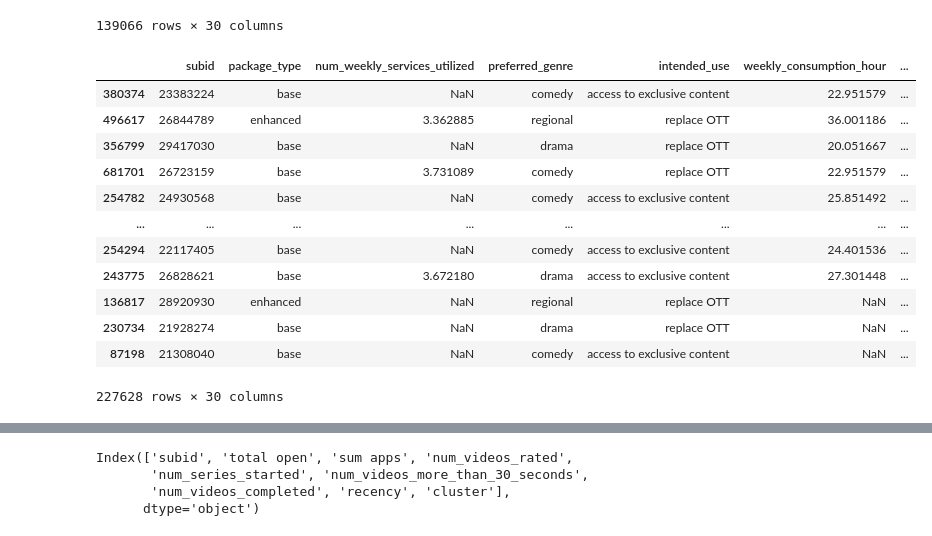
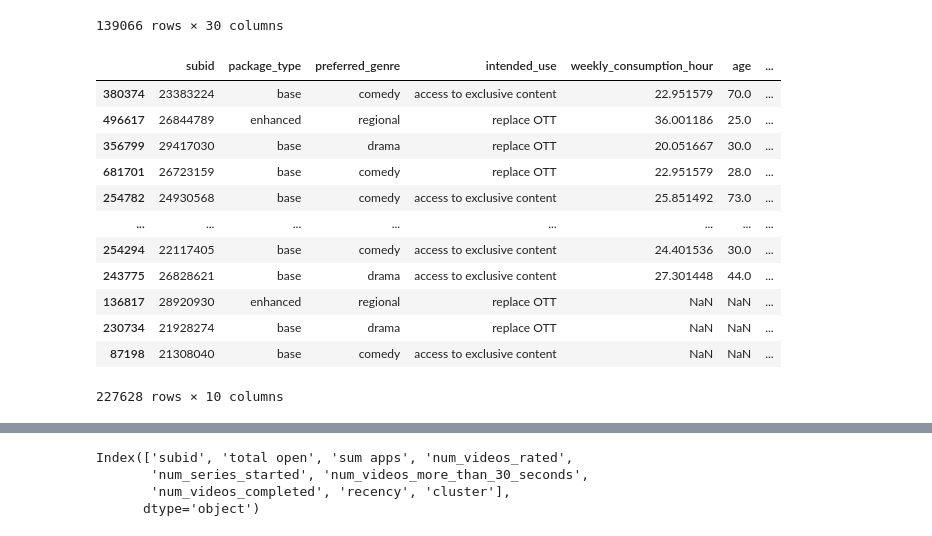
Before and after one commit to Evan-Ning/Marketing-final, a Jupyter notebook: final.ipynb, the cells around one changed output, grey strips where cells are left out. Cells and saved outputs as stored; diff of their text form; code cells hidden in the pictures.

```diff
--- a/final.ipynb
+++ b/final.ipynb
@@ -1345,21 +1318,21 @@ churn
 # %%
 colskeep=['subid','package_type','preferred_genre','intended_use','weekly_consumption_hour',
          'age','num_ideal_streaming_services','revenue_net','join_fee','churn_TF']
 
 #subs2=subs[colskeep]
 subs2=bigdata[colskeep]
-bigdata
+subs2
 # %% [output]
-|  | subid | package_type | num_weekly_services_utilized | preferred_genre | intended_use | weekly_consumption_hour | ... |
-| 380374 | 23383224 | base | NaN | comedy | access to exclusive content | 22.951579 | ... |
-| 496617 | 26844789 | enhanced | 3.362885 | regional | replace OTT | 36.001186 | ... |
-| 356799 | 29417030 | base | NaN | drama | replace OTT | 20.051667 | ... |
-| 681701 | 26723159 | base | 3.731089 | comedy | replace OTT | 22.951579 | ... |
-| 254782 | 24930568 | base | NaN | comedy | access to exclusive content | 25.851492 | ... |
+|  | subid | package_type | preferred_genre | intended_use | weekly_consumption_hour | age | ... |
+| 380374 | 23383224 | base | comedy | access to exclusive content | 22.951579 | 70.0 | ... |
+| 496617 | 26844789 | enhanced | regional | replace OTT | 36.001186 | 25.0 | ... |
+| 356799 | 29417030 | base | drama | replace OTT | 20.051667 | 30.0 | ... |
+| 681701 | 26723159 | base | comedy | replace OTT | 22.951579 | 28.0 | ... |
+| 254782 | 24930568 | base | comedy | access to exclusive content | 25.851492 | 73.0 | ... |
 | ... | ... | ... | ... | ... | ... | ... | ... |
-| 254294 | 22117405 | base | NaN | comedy | access to exclusive content | 24.401536 | ... |
-| 243775 | 26828621 | base | 3.672180 | drama | access to exclusive content | 27.301448 | ... |
-| 136817 | 28920930 | enhanced | NaN | regional | replace OTT | NaN | ... |
-| 230734 | 21928274 | base | NaN | drama | replace OTT | NaN | ... |
-| 87198 | 21308040 | base | NaN | comedy | access to exclusive content | NaN | ... |
+| 254294 | 22117405 | base | comedy | access to exclusive content | 24.401536 | 30.0 | ... |
+| 243775 | 26828621 | base | drama | access to exclusive content | 27.301448 | 44.0 | ... |
+| 136817 | 28920930 | enhanced | regional | replace OTT | NaN | NaN | ... |
+| 230734 | 21928274 | base | drama | replace OTT | NaN | NaN | ... |
+| 87198 | 21308040 | base | comedy | access to exclusive content | NaN | NaN | ... |
-227628 rows × 30 columns
+227628 rows × 10 columns
```
Also changed, not shown: parts of 50 cells of this notebook.
